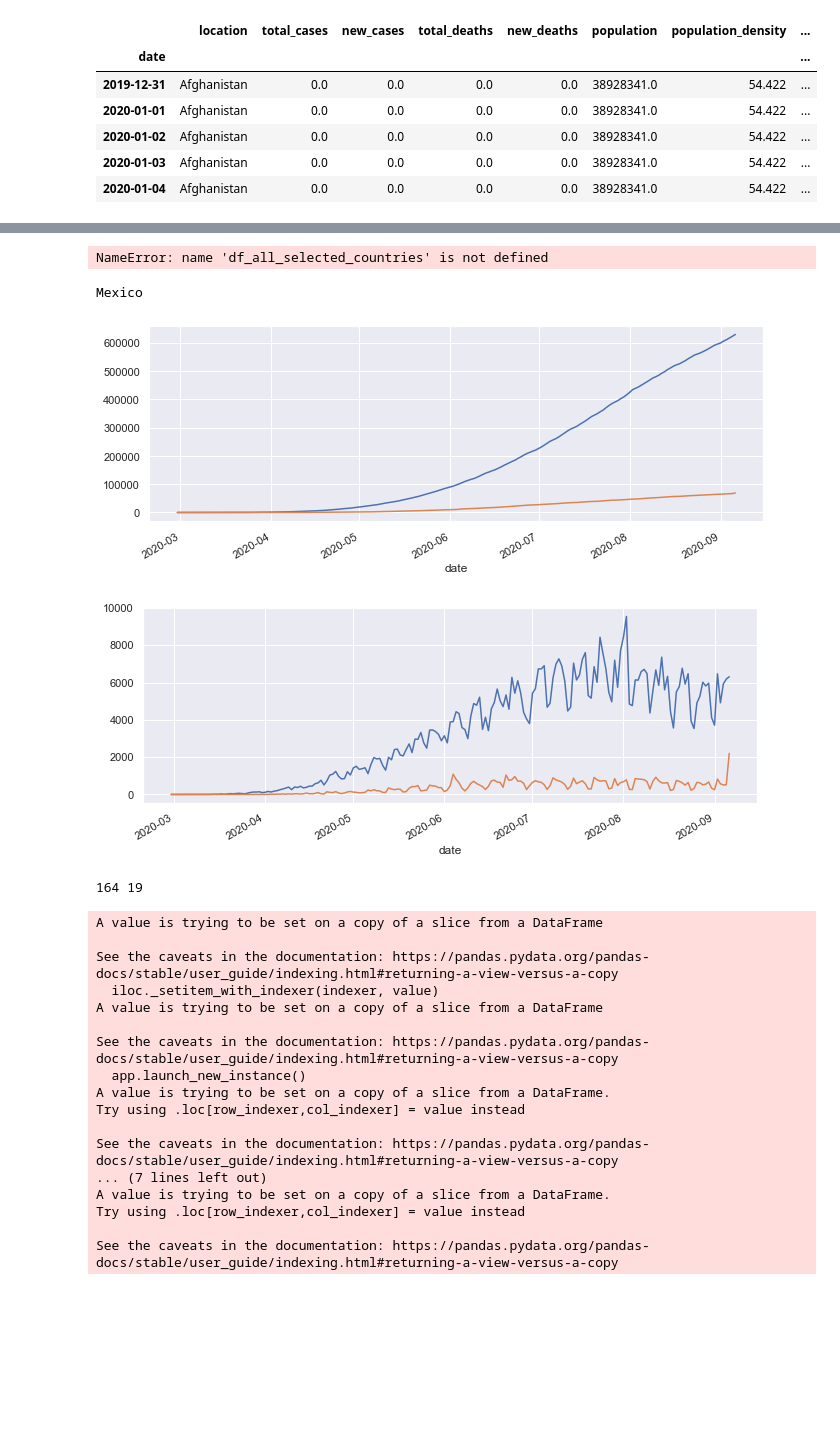
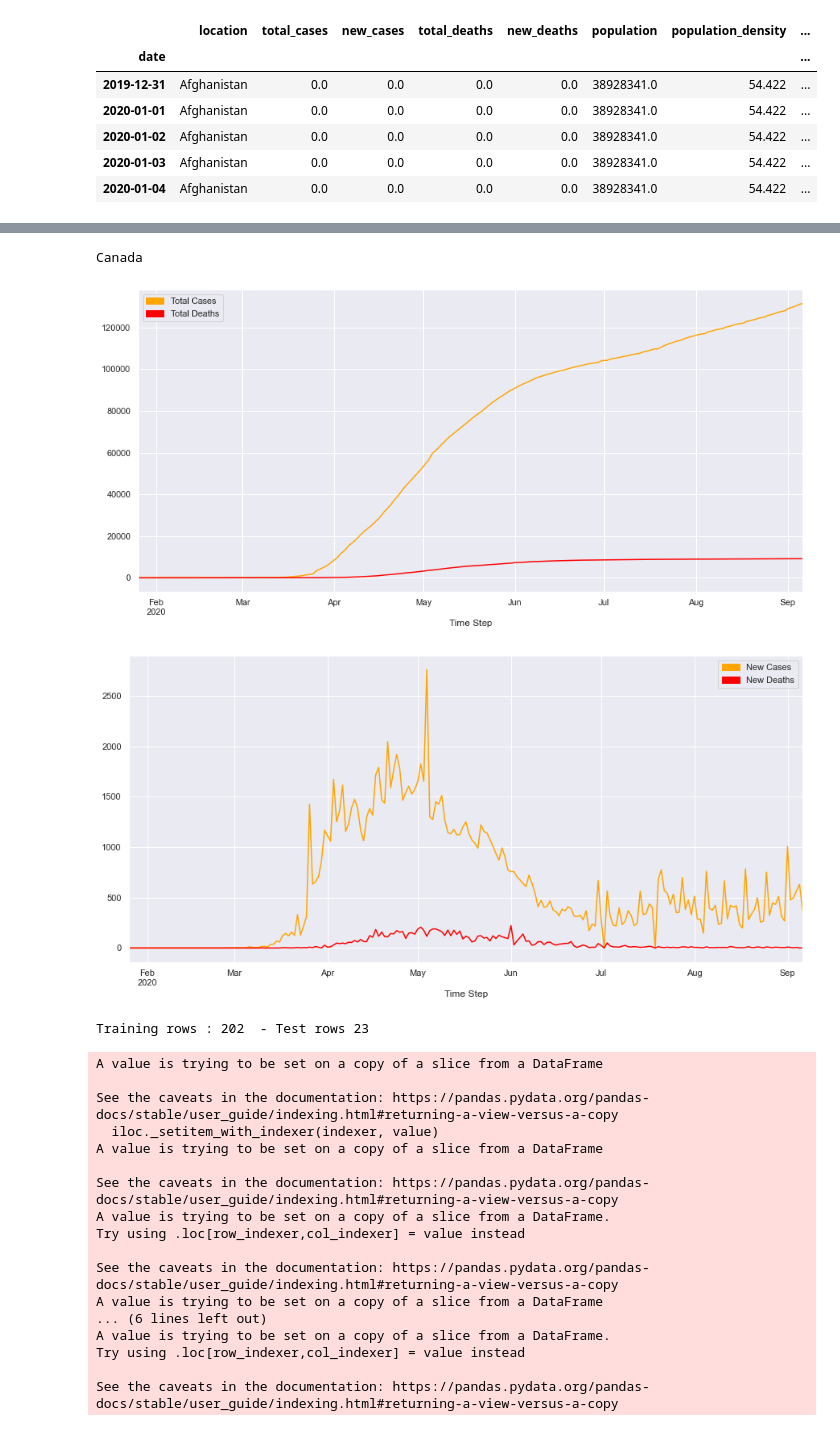
Before and after one commit to DavidHZama/Covid19-project, a Jupyter notebook: Analyzing Covid19 data.ipynb, the cells around one changed output, grey strips where cells are left out. Drawn from its saved outputs; the diff is of its cells as text; code cells hidden in the pictures; blank space fills up the shorter version.

```diff
--- a/Analyzing Covid19 data.ipynb
+++ b/Analyzing Covid19 data.ipynb
@@ -3,6 +3,7 @@ import io
 import tensorflow as tf
 from tensorflow import keras
 import matplotlib.pyplot as plt
+import matplotlib.patches as mpatches
 import pandas as pd
 import numpy as np
 import seaborn as sns
@@ -18,7 +19,7 @@ from sklearn.preprocessing import StandardScaler,RobustScaler # for standardizin
 from sklearn.decomposition import PCA
 
 # Use seaborn style defaults and set the default figure size
-sns.set(rc={'figure.figsize':(11, 4)})
+sns.set(rc={'figure.figsize':(15, 7)})
 # %%
 covid19_csv = pd.read_csv('owid-covid-data.csv')
 covid19_csv.head()
@@ -121,22 +74,3 @@ def dim_red(df):
-# %%
-#PCA Dimension reduction
-important_parameters = dim_red(df_all_selected_countries)
-print(important_parameters)
-
-%matplotlib inline
-%config InlineBackend.figure_format='retina'
-
-register_matplotlib_converters()
-sns.set(style='whitegrid', palette='muted', font_scale=1.5)
-
-rcParams['figure.figsize'] = 22, 10
-
-RANDOM_SEED = 42
-
-np.random.seed(RANDOM_SEED)
-tf.random.set_seed(RANDOM_SEED)
-# %% [output]
-NameError: name 'df_all_selected_countries' is not defined
 # %%
 def predict_new_deaths(df):
 
@@ -219,23 +163,33 @@ def analyze(country):
     print(country)
     df = country_dataset(country)
 
-    df['total_cases'].plot()
-    df['total_deaths'].plot()
+    df['total_cases'].plot(color='#ffa500')
+    df['total_deaths'].plot(color='#ff0000')
+    orange_patch = mpatches.Patch(color='#ffa500',label="Total Cases")
+    red_patch = mpatches.Patch(color='#ff0000',label="Total Deaths")
+    plt.legend(handles=[orange_patch, red_patch])
+    plt.xlabel('Time Step')
     plt.show()
-    df['new_cases'].plot()
-    df['new_deaths'].plot()
+
+    df['new_cases'].plot(color='#ffa500')
+    df['new_deaths'].plot(color='#ff0000')
+    orange_patch = mpatches.Patch(color='#ffa500',label="New Cases")
+    red_patch = mpatches.Patch(color='#ff0000',label="New Deaths")
+    plt.legend(handles=[orange_patch, red_patch])
+    plt.xlabel('Time Step')
     plt.show()
+
     #predict_daily_cases(df)
     #df = df[['population_density', 'aged_65_older', 'hospital_beds_per_100k', 'new_cases','new_deaths']]
-    df = df[['total_cases','new_cases','total_deaths','new_deaths','population','population_density','aged_65_older','gdp_per_capita','cardiovasc_death_rate','diabetes_prevalence','life_expectancy']]
+    df = df[['total_cases','new_cases','total_deaths','new_deaths','population_density']]
     predict_new_deaths(df)
 # %%
-analyze("Mexico")
+analyze("Canada")
 # %% [output]
-Mexico
+Canada
-[figure, old version]
+[figure, new version]
-[figure, old version]
+[figure, new version]
-164 19
+Training rows : 202  - Test rows 23
 A value is trying to be set on a copy of a slice from a DataFrame
 
 See the caveats in the documentation: https://pandas.pydata.org/pandas-docs/stable/user_guide/indexing.html#returning-a-view-versus-a-copy
@@ -243,12 +197,12 @@ See the caveats in the documentation: https://pandas.pydata.org/pandas-docs/stab
 A value is trying to be set on a copy of a slice from a DataFrame
 
 See the caveats in the documentation: https://pandas.pydata.org/pandas-docs/stable/user_guide/indexing.html#returning-a-view-versus-a-copy
-  app.launch_new_instance()
 A value is trying to be set on a copy of a slice from a DataFrame.
 Try using .loc[row_indexer,col_indexer] = value instead
 
 See the caveats in the documentation: https://pandas.pydata.org/pandas-docs/stable/user_guide/indexing.html#returning-a-view-versus-a-copy
-... (7 lines left out)
+A value is trying to be set on a copy of a slice from a DataFrame
+... (6 lines left out)
 A value is trying to be set on a copy of a slice from a DataFrame.
 Try using .loc[row_indexer,col_indexer] = value instead
 
```
Also changed, not shown: parts of 4 cells of this notebook.
